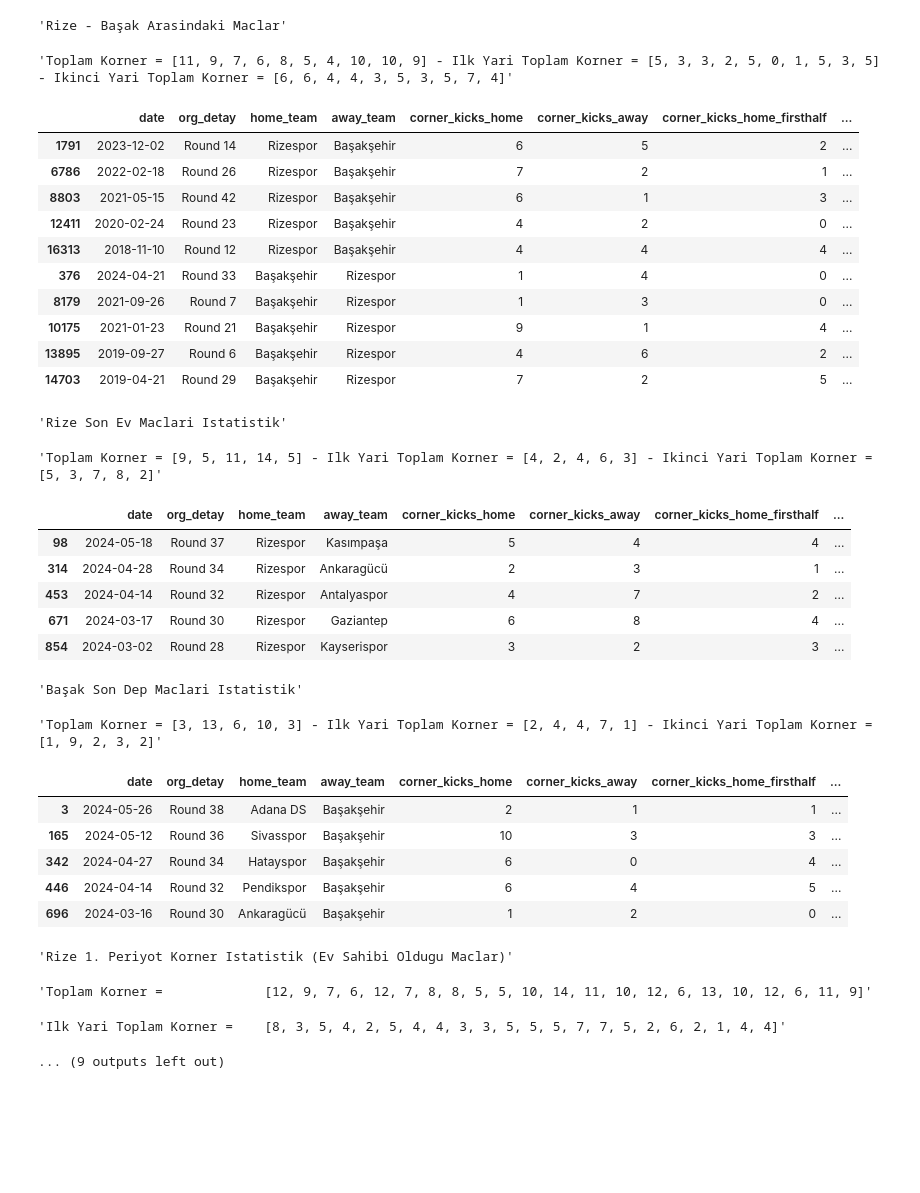
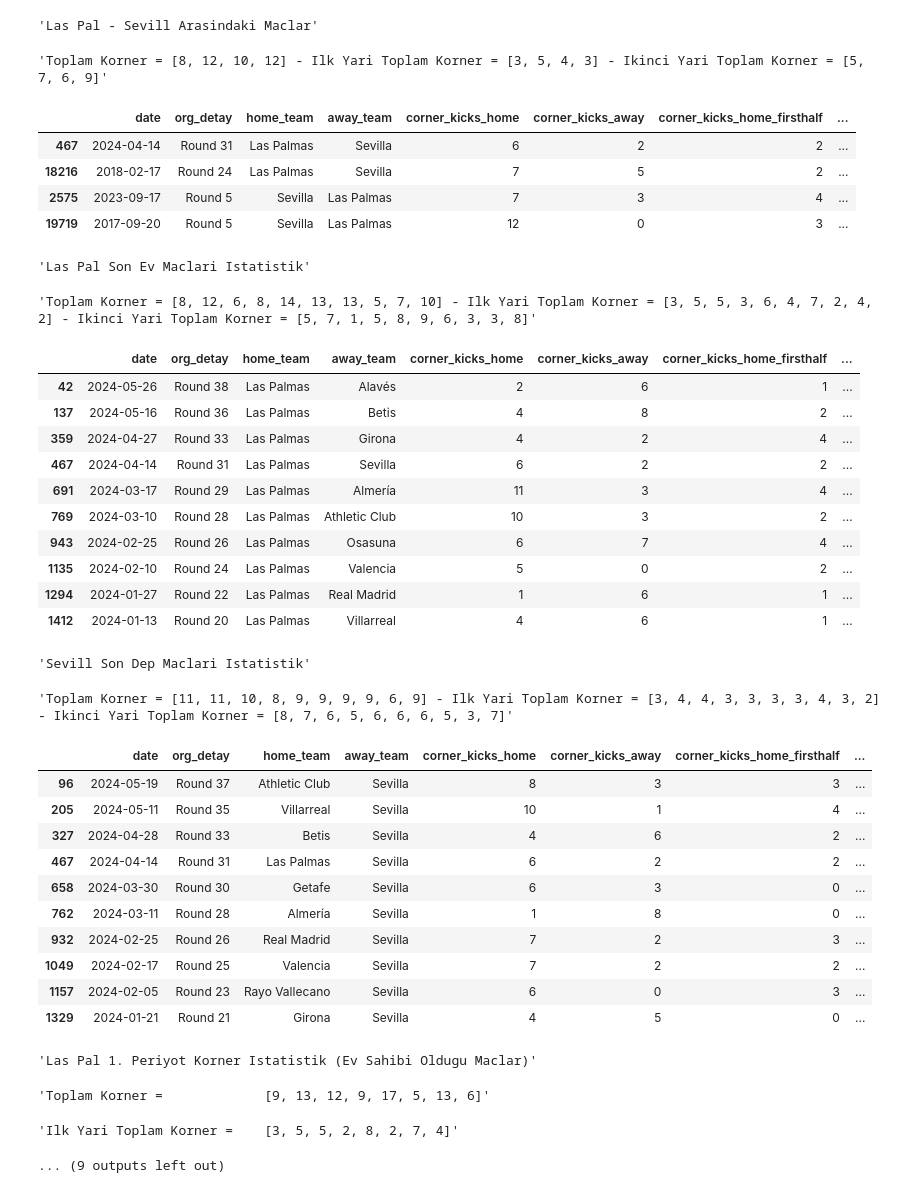
Before and after one commit to jesustr/sofa_calisma, a Jupyter notebook: sofa_functions.ipynb, the cells around one changed output. Drawn from its saved outputs; the diff is of its cells as text; code cells hidden in the pictures; blank space fills up the shorter version.

```diff
--- a/sofa_functions.ipynb
+++ b/sofa_functions.ipynb
@@ -12,11 +12,12 @@ pd.set_option('display.max_colwidth', None)
 pd.set_option('display.max_columns', None)
 pd.set_option('display.width', None)
 
-def corner(home,away,hafta= 5,period= None ):
+def corner(home,away,hafta= 5,period= None):
     df_all = pd.read_csv('/Users/icy/Desktop/sofa/sofa_all_works/csvler/last_df_.csv', parse_dates=['date'])
     df = df_all[['date','org_detay','home_team','away_team','corner_kicks_home','corner_kicks_away','corner_kicks_home_firsthalf',
     'corner_kicks_away_firsthalf','home_goal','away_goal','result','home_iy_goal','away_iy_goal','iy_result','referee','season','ulke','season_round','season_period']]
-    season = df_all.season.max()
+    season = 7
+    df  = df[~(df.ulke == 'Europe')]
     df_1 = df[(df.home_team.str.contains(home)) & (df.away_team.str.contains(away))].sort_values(by= 'date', ascending= False)
     df_2 = df[(df.home_team.str.contains(away)) & (df.away_team.str.contains(home))].sort_values(by= 'date', ascending= False)
     df_iki_takim_corner = pd.concat([df_1,df_2])
@@ -76,37 +84,40 @@ def corner(home,away,hafta= 5,period= None ):
 # %%
-
-corner(home='Rize',away= 'Başak', hafta= 5, period= 1)
+corner(home='Las Pal',away= 'Sevill', hafta= 10, period= 1)
 # %% [output]
-'Rize - Başak Arasindaki Maclar'
+'Las Pal - Sevill Arasindaki Maclar'
-'Toplam Korner = [11, 9, 7, 6, 8, 5, 4, 10, 10, 9] - Ilk Yari Toplam Korner = [5, 3, 3, 2, 5, 0, 1, 5, 3, 5] - Ikinci Yari Toplam Korner = [6, 6, 4, 4, 3, 5, 3, 5, 7, 4]'
+'Toplam Korner = [8, 12, 10, 12] - Ilk Yari Toplam Korner = [3, 5, 4, 3] - Ikinci Yari Toplam Korner = [5, 7, 6, 9]'
 |  | date | org_detay | home_team | away_team | corner_kicks_home | corner_kicks_away | corner_kicks_home_firsthalf | ... |
-| 1791 | 2023-12-02 | Round 14 | Rizespor | Başakşehir | 6 | 5 | 2 | ... |
-| 6786 | 2022-02-18 | Round 26 | Rizespor | Başakşehir | 7 | 2 | 1 | ... |
-| 8803 | 2021-05-15 | Round 42 | Rizespor | Başakşehir | 6 | 1 | 3 | ... |
-| 12411 | 2020-02-24 | Round 23 | Rizespor | Başakşehir | 4 | 2 | 0 | ... |
-| 16313 | 2018-11-10 | Round 12 | Rizespor | Başakşehir | 4 | 4 | 4 | ... |
-| 376 | 2024-04-21 | Round 33 | Başakşehir | Rizespor | 1 | 4 | 0 | ... |
-| 8179 | 2021-09-26 | Round 7 | Başakşehir | Rizespor | 1 | 3 | 0 | ... |
-| 10175 | 2021-01-23 | Round 21 | Başakşehir | Rizespor | 9 | 1 | 4 | ... |
-| 13895 | 2019-09-27 | Round 6 | Başakşehir | Rizespor | 4 | 6 | 2 | ... |
-| 14703 | 2019-04-21 | Round 29 | Başakşehir | Rizespor | 7 | 2 | 5 | ... |
+| 467 | 2024-04-14 | Round 31 | Las Palmas | Sevilla | 6 | 2 | 2 | ... |
+| 18216 | 2018-02-17 | Round 24 | Las Palmas | Sevilla | 7 | 5 | 2 | ... |
+| 2575 | 2023-09-17 | Round 5 | Sevilla | Las Palmas | 7 | 3 | 4 | ... |
+| 19719 | 2017-09-20 | Round 5 | Sevilla | Las Palmas | 12 | 0 | 3 | ... |
-'Rize Son Ev Maclari Istatistik'
+'Las Pal Son Ev Maclari Istatistik'
-'Toplam Korner = [9, 5, 11, 14, 5] - Ilk Yari Toplam Korner = [4, 2, 4, 6, 3] - Ikinci Yari Toplam Korner = [5, 3, 7, 8, 2]'
+'Toplam Korner = [8, 12, 6, 8, 14, 13, 13, 5, 7, 10] - Ilk Yari Toplam Korner = [3, 5, 5, 3, 6, 4, 7, 2, 4, 2] - Ikinci Yari Toplam Korner = [5, 7, 1, 5, 8, 9, 6, 3, 3, 8]'
 |  | date | org_detay | home_team | away_team | corner_kicks_home | corner_kicks_away | corner_kicks_home_firsthalf | ... |
-| 98 | 2024-05-18 | Round 37 | Rizespor | Kasımpaşa | 5 | 4 | 4 | ... |
-| 314 | 2024-04-28 | Round 34 | Rizespor | Ankaragücü | 2 | 3 | 1 | ... |
-| 453 | 2024-04-14 | Round 32 | Rizespor | Antalyaspor | 4 | 7 | 2 | ... |
-| 671 | 2024-03-17 | Round 30 | Rizespor | Gaziantep | 6 | 8 | 4 | ... |
-| 854 | 2024-03-02 | Round 28 | Rizespor | Kayserispor | 3 | 2 | 3 | ... |
+| 42 | 2024-05-26 | Round 38 | Las Palmas | Alavés | 2 | 6 | 1 | ... |
+| 137 | 2024-05-16 | Round 36 | Las Palmas | Betis | 4 | 8 | 2 | ... |
+| 359 | 2024-04-27 | Round 33 | Las Palmas | Girona | 4 | 2 | 4 | ... |
+| 467 | 2024-04-14 | Round 31 | Las Palmas | Sevilla | 6 | 2 | 2 | ... |
+| 691 | 2024-03-17 | Round 29 | Las Palmas | Almería | 11 | 3 | 4 | ... |
+| 769 | 2024-03-10 | Round 28 | Las Palmas | Athletic Club | 10 | 3 | 2 | ... |
+| 943 | 2024-02-25 | Round 26 | Las Palmas | Osasuna | 6 | 7 | 4 | ... |
+| 1135 | 2024-02-10 | Round 24 | Las Palmas | Valencia | 5 | 0 | 2 | ... |
+| 1294 | 2024-01-27 | Round 22 | Las Palmas | Real Madrid | 1 | 6 | 1 | ... |
+| 1412 | 2024-01-13 | Round 20 | Las Palmas | Villarreal | 4 | 6 | 1 | ... |
-'Başak Son Dep Maclari Istatistik'
+'Sevill Son Dep Maclari Istatistik'
-'Toplam Korner = [3, 13, 6, 10, 3] - Ilk Yari Toplam Korner = [2, 4, 4, 7, 1] - Ikinci Yari Toplam Korner = [1, 9, 2, 3, 2]'
+'Toplam Korner = [11, 11, 10, 8, 9, 9, 9, 9, 6, 9] - Ilk Yari Toplam Korner = [3, 4, 4, 3, 3, 3, 3, 4, 3, 2] - Ikinci Yari Toplam Korner = [8, 7, 6, 5, 6, 6, 6, 5, 3, 7]'
 |  | date | org_detay | home_team | away_team | corner_kicks_home | corner_kicks_away | corner_kicks_home_firsthalf | ... |
-| 3 | 2024-05-26 | Round 38 | Adana DS | Başakşehir | 2 | 1 | 1 | ... |
-| 165 | 2024-05-12 | Round 36 | Sivasspor | Başakşehir | 10 | 3 | 3 | ... |
-| 342 | 2024-04-27 | Round 34 | Hatayspor | Başakşehir | 6 | 0 | 4 | ... |
-| 446 | 2024-04-14 | Round 32 | Pendikspor | Başakşehir | 6 | 4 | 5 | ... |
-| 696 | 2024-03-16 | Round 30 | Ankaragücü | Başakşehir | 1 | 2 | 0 | ... |
+| 96 | 2024-05-19 | Round 37 | Athletic Club | Sevilla | 8 | 3 | 3 | ... |
+| 205 | 2024-05-11 | Round 35 | Villarreal | Sevilla | 10 | 1 | 4 | ... |
+| 327 | 2024-04-28 | Round 33 | Betis | Sevilla | 4 | 6 | 2 | ... |
+| 467 | 2024-04-14 | Round 31 | Las Palmas | Sevilla | 6 | 2 | 2 | ... |
+| 658 | 2024-03-30 | Round 30 | Getafe | Sevilla | 6 | 3 | 0 | ... |
+| 762 | 2024-03-11 | Round 28 | Almería | Sevilla | 1 | 8 | 0 | ... |
+| 932 | 2024-02-25 | Round 26 | Real Madrid | Sevilla | 7 | 2 | 3 | ... |
+| 1049 | 2024-02-17 | Round 25 | Valencia | Sevilla | 7 | 2 | 2 | ... |
+| 1157 | 2024-02-05 | Round 23 | Rayo Vallecano | Sevilla | 6 | 0 | 3 | ... |
+| 1329 | 2024-01-21 | Round 21 | Girona | Sevilla | 4 | 5 | 0 | ... |
-'Rize 1. Periyot Korner Istatistik (Ev Sahibi Oldugu Maclar)'
+'Las Pal 1. Periyot Korner Istatistik (Ev Sahibi Oldugu Maclar)'
-'Toplam Korner =             [12, 9, 7, 6, 12, 7, 8, 8, 5, 5, 10, 14, 11, 10, 12, 6, 13, 10, 12, 6, 11, 9]'
+'Toplam Korner =             [9, 13, 12, 9, 17, 5, 13, 6]'
-'Ilk Yari Toplam Korner =    [8, 3, 5, 4, 2, 5, 4, 4, 3, 3, 5, 5, 5, 7, 7, 5, 2, 6, 2, 1, 4, 4]'
+'Ilk Yari Toplam Korner =    [3, 5, 5, 2, 8, 2, 7, 4]'
 ... (9 outputs left out)
```
Also changed, not shown: parts of 6 cells of this notebook, 4 other files.
